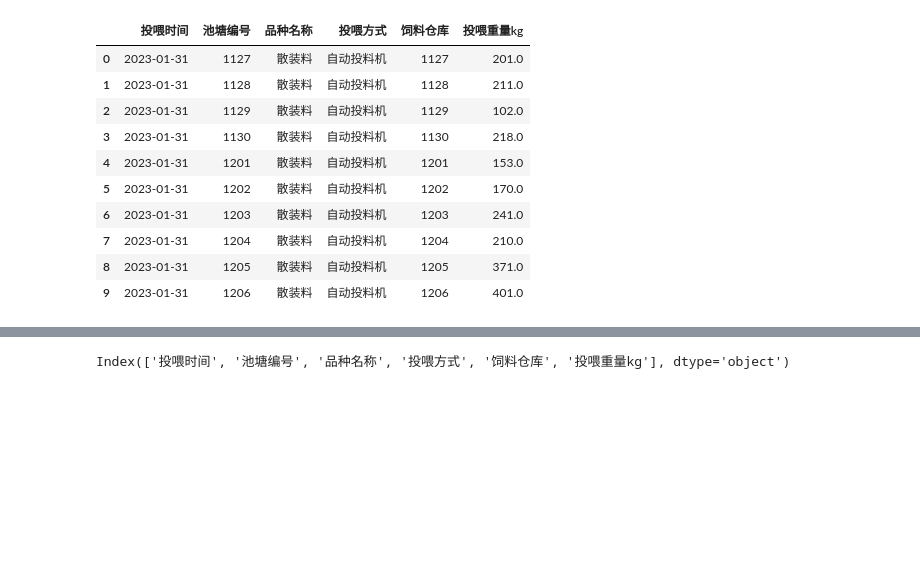
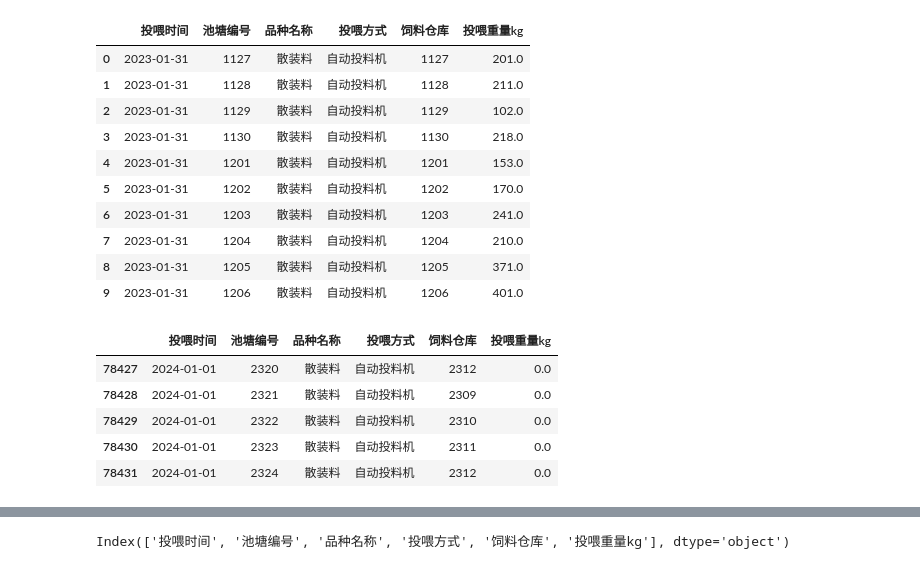
Before and after one commit to davidsxf/Python-for-Data-Analysis, a Jupyter notebook: fishFeedStock.ipynb, the cells around one changed output, grey strips where cells are left out. Saved outputs shown, nothing was run; the diff lists cells and outputs as text; code cells hidden in the pictures; blank space fills up the shorter version.

```diff
--- a/fishFeedStock.ipynb
+++ b/fishFeedStock.ipynb
@@ -43,3 +43,12 @@ df.head(10)
 | 7 | 2023-01-31 | 1204 | 散装料 | 自动投料机 | 1204 | 210.0 |
 | 8 | 2023-01-31 | 1205 | 散装料 | 自动投料机 | 1205 | 371.0 |
 | 9 | 2023-01-31 | 1206 | 散装料 | 自动投料机 | 1206 | 401.0 |
+# %%
+df.tail()
+# %% [output]
+|  | 投喂时间 | 池塘编号 | 品种名称 | 投喂方式 | 饲料仓库 | 投喂重量kg |
+| 78427 | 2024-01-01 | 2320 | 散装料 | 自动投料机 | 2312 | 0.0 |
+| 78428 | 2024-01-01 | 2321 | 散装料 | 自动投料机 | 2309 | 0.0 |
+| 78429 | 2024-01-01 | 2322 | 散装料 | 自动投料机 | 2310 | 0.0 |
+| 78430 | 2024-01-01 | 2323 | 散装料 | 自动投料机 | 2311 | 0.0 |
+| 78431 | 2024-01-01 | 2324 | 散装料 | 自动投料机 | 2312 | 0.0 |
```
Also changed, not shown: parts of 16 cells of this notebook, 5 other files.
